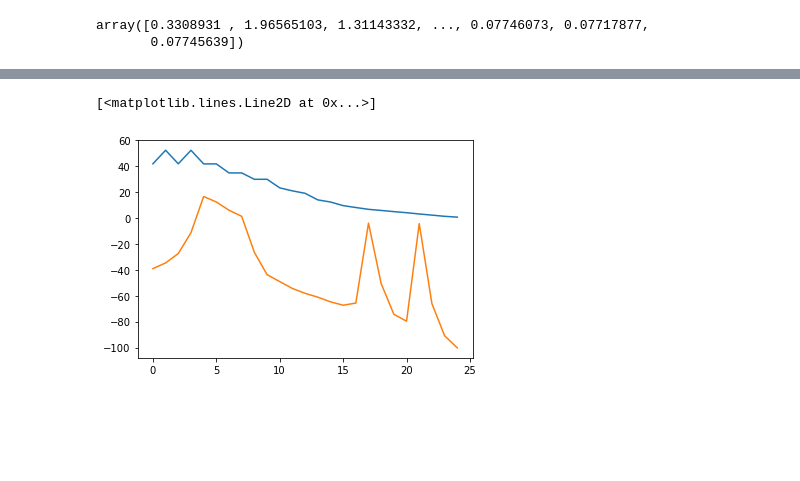
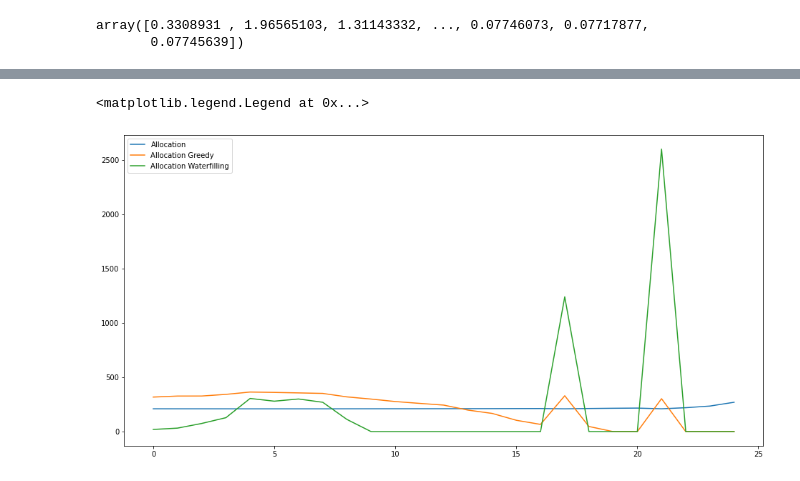
Before and after one commit to guedes-joaofelipe/CPE793-topics-in-audio-codification, a Jupyter notebook: exercises/chap08/ex-8-9-pos-aula.ipynb, the cells around one changed output, grey strips where cells are left out. Saved outputs shown, nothing was run; the diff lists cells and outputs as text; code cells hidden in the pictures; blank space fills up the shorter version.

```diff
--- a/exercises/chap08/ex-8-9-pos-aula.ipynb
+++ b/exercises/chap08/ex-8-9-pos-aula.ipynb
@@ -498,0 +474,15 @@ plt.legend()
+# %%
+def bit_allocation_perceptual_greedy(K_p, P, N_b, SMR_b):
+    SMR_b = np.array(N_b) * SMR_b
+    avg = np.sum(SMR_b)/K_p
+    buffer = np.array((P/K_p) + (np.log(10) / (20 * np.log(2))) * (SMR_b - avg))
+
+    positives = np.ones_like(buffer)
+    while np.any(buffer < 0):
+        positives[np.nonzero(buffer < 0)[0]] = 0
+        K_p = np.count_nonzero(positives)
+
+        avg = np.sum(SMR_b * positives)/K_p
+        buffer = np.array((P/K_p) + (np.log(10) / (20 * np.log(2))) * (SMR_b - avg)) * positives
+
+    return buffer
@@ -539,6 +514,0 @@ k_map
-# %%
-plt.plot(bit_allocation_perceptual(K,total_bits,Nb,smr_b) / Nb)
-plt.plot(smr_b)
-# %% [output]
-[<matplotlib.lines.Line2D at 0x...>]
-[figure, removed]
@@ -765,0 +515,9 @@ axs2.tick_params(axis='y', labelcolor=color)
+# %%
+plt.figure(figsize=(16,8))
+plt.plot(allocation, label="Allocation")
+plt.plot(allocation_greedy, label="Allocation Greedy")
+plt.plot(allocation_waterfilling, label="Allocation Waterfilling")
+plt.legend()
+# %% [output]
+<matplotlib.legend.Legend at 0x...>
+[figure, added]
```
Also changed, not shown: parts of 17 cells of this notebook.
